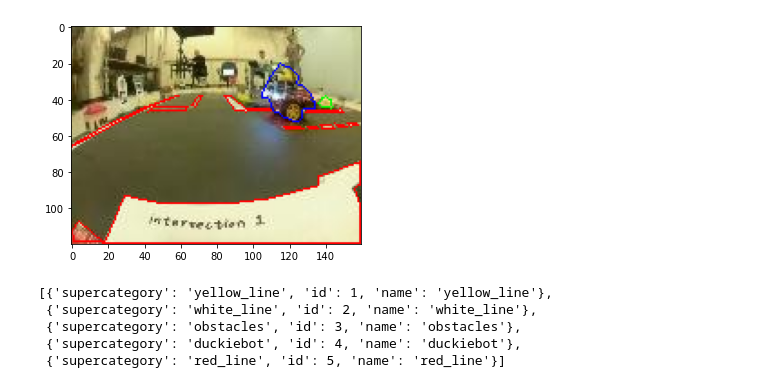
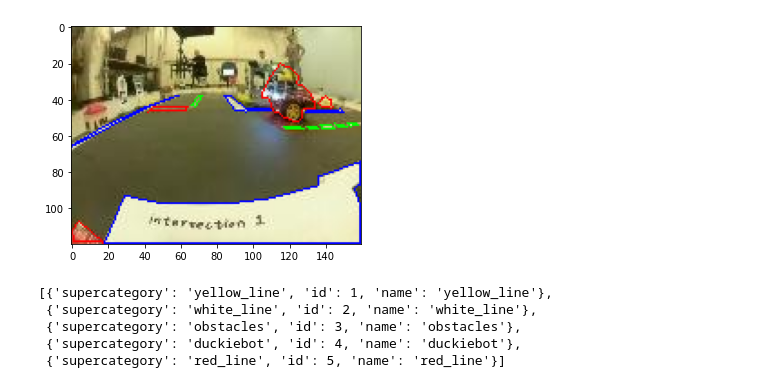
Before and after one commit to rjean/duckietown-segmentation, a Jupyter notebook: notebooks/duckie_to_coco.ipynb, the cells around one changed output. Saved outputs shown, nothing was run; the diff lists cells and outputs as text; code cells hidden in the pictures.

Commit message:
Support for fine-tuning on real data

```diff
--- a/notebooks/duckie_to_coco.ipynb
+++ b/notebooks/duckie_to_coco.ipynb
@@ -15,0 +12,5 @@ mask_folder="../data/dt_segmentation_dataset/real/labels/"
+# %%
+real=False
+if "real" in image_folder:
+    real=True
+real
@@ -30,34 +44,38 @@ def random_color():
+# %%
+real2sim = {0:0, 1:3, 2:4, 3:5, 4:2, 5:1}
 # %%
 image = cv2.imread(f'{image_folder}/{img_num}.jpg')[:,:,::-1]
 mask_flattened = np.load(f'{mask_folder}/{img_num}.npy')
 h, w = 160, 120
 mask_reshaped = mask_flattened.reshape(w,h)
 image = cv2.imread(f'{image_folder}{img_num}.jpg')
 from cv2_plt_imshow import cv2_plt_imshow as cv2_imshow
 for i in range(1,6):
     thresh = (mask_reshaped==i).astype(np.uint8)
     contours,hierarchy = cv2.findContours(thresh, 1, 2)
     #cnt = contours[1]
+    if real:
+        i = real2sim[i]
     if i==1:
-        col=(0,255,0)
+        col=(0,255,0) #Yellow Line -> Green
     elif i==2:
-        col=(255,0,0)
+        col=(255,0,0) #White Line -> Blue
     else:
-        col=(0,0,255)
+        col=(0,0,255) #
     for cnt in contours:
         epsilon = 0.001*cv2.arcLength(cnt,True)
         approx = cv2.approxPolyDP(cnt,epsilon,True)
         area = cv2.contourArea(cnt)
         perimeter = cv2.arcLength(cnt,True)
         if len(approx>4) and area>1:
             #print(area/perimeter)
             if area/perimeter>0.1:
                 pts = np.array(approx, np.int32)
                 pts = pts.reshape((-1,1,2))
                 image2 = cv2.polylines(image,[pts],True,col)
     cv2_imshow(image2)
 # %% [output]
-[figure, old version]
+[figure, new version]
 # %%
 category_names = ["background", "yellow_line","white_line","obstacles","duckiebot","red_line"]
 categories = []
```
Also changed, not shown: parts of 7 cells of this notebook, 1 other file.
